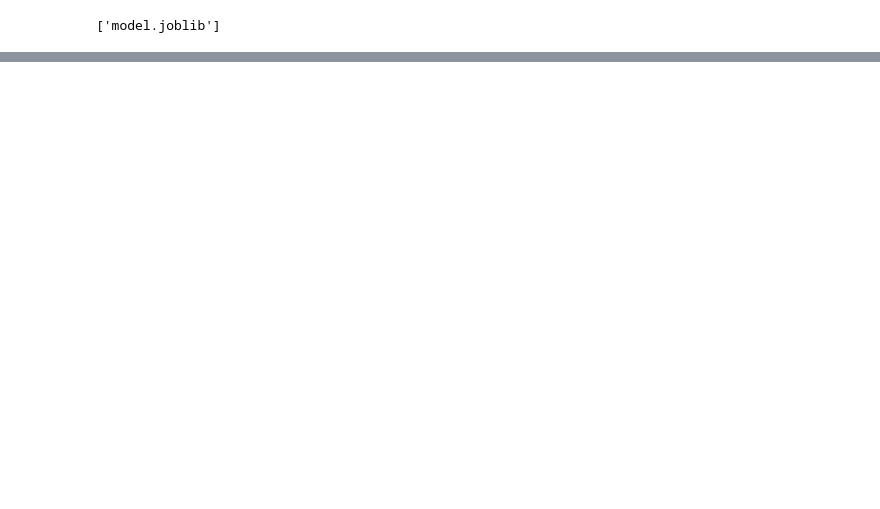
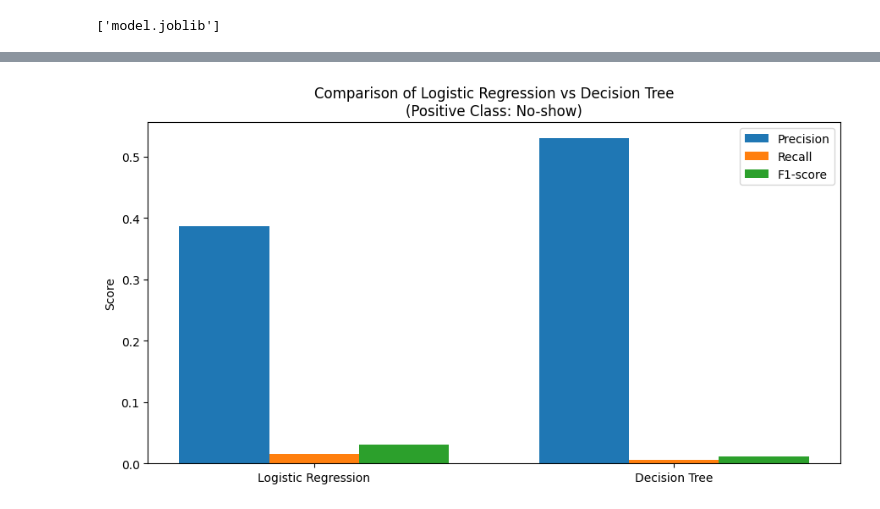
Before and after one commit to TathagatHarsh/medical_appointment_no_shows, a Jupyter notebook: churn_model.ipynb, the cells around one changed output, grey strips where cells are left out. Saved outputs shown, nothing was run; the diff lists cells and outputs as text; code cells hidden in the pictures; blank space fills up the shorter version.

```diff
--- a/churn_model.ipynb
+++ b/churn_model.ipynb
@@ -155,3 +178,17 @@ import joblib
 joblib.dump(log_reg_model, "model.joblib")
 # %% [output]
 ['model.joblib']
+# %%
+#comparsion of classification reports of both models
+
+from sklearn.metrics import classification_report
+
+# Predictions
+y_pred_lr = log_reg_model.predict(X_test)
+y_pred_tree = tree_model.predict(X_test)  # or best_tree_model if tuned
+
+print("=== Logistic Regression ===")
+print(classification_report(y_test, y_pred_lr))
+
+print("=== Decision Tree ===")
+print(classification_report(y_test, y_pred_tree))
@@ -157,0 +215,44 @@ joblib.dump(log_reg_model, "model.joblib")
+# %%
+import numpy as np
+import matplotlib.pyplot as plt
+from sklearn.metrics import classification_report
+
+# Extract classification reports as dictionaries
+report_lr = classification_report(y_test, y_pred_lr, output_dict=True)
+report_tree = classification_report(y_test, y_pred_tree, output_dict=True)
+
+# Extract positive class (1 = No-show) metrics
+precision = [
+    report_lr["1"]["precision"],
+    report_tree["1"]["precision"]
+]
+
+recall = [
+    report_lr["1"]["recall"],
+    report_tree["1"]["recall"]
+]
+
+f1 = [
+    report_lr["1"]["f1-score"],
+    report_tree["1"]["f1-score"]
+]
+
+labels = ["Logistic Regression", "Decision Tree"]
+x = np.arange(len(labels))
+width = 0.25
+
+plt.figure(figsize=(9,5))
+
+plt.bar(x - width, precision, width, label="Precision")
+plt.bar(x, recall, width, label="Recall")
+plt.bar(x + width, f1, width, label="F1-score")
+
+plt.xticks(x, labels)
+plt.ylabel("Score")
+plt.title("Comparison of Logistic Regression vs Decision Tree\n(Positive Class: No-show)")
+plt.legend()
+
+plt.tight_layout()
+plt.show()
+# %% [output]
+[figure, added]
```
Also changed, not shown: parts of 4 cells of this notebook.
